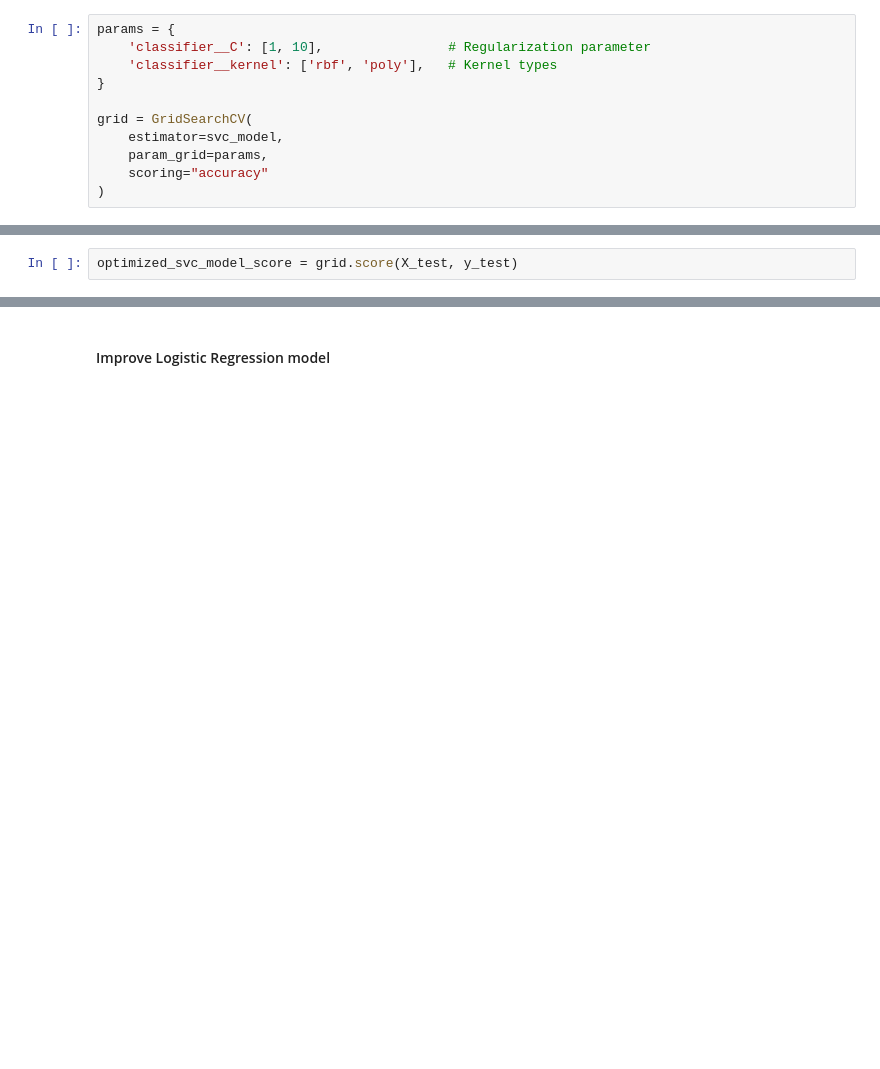
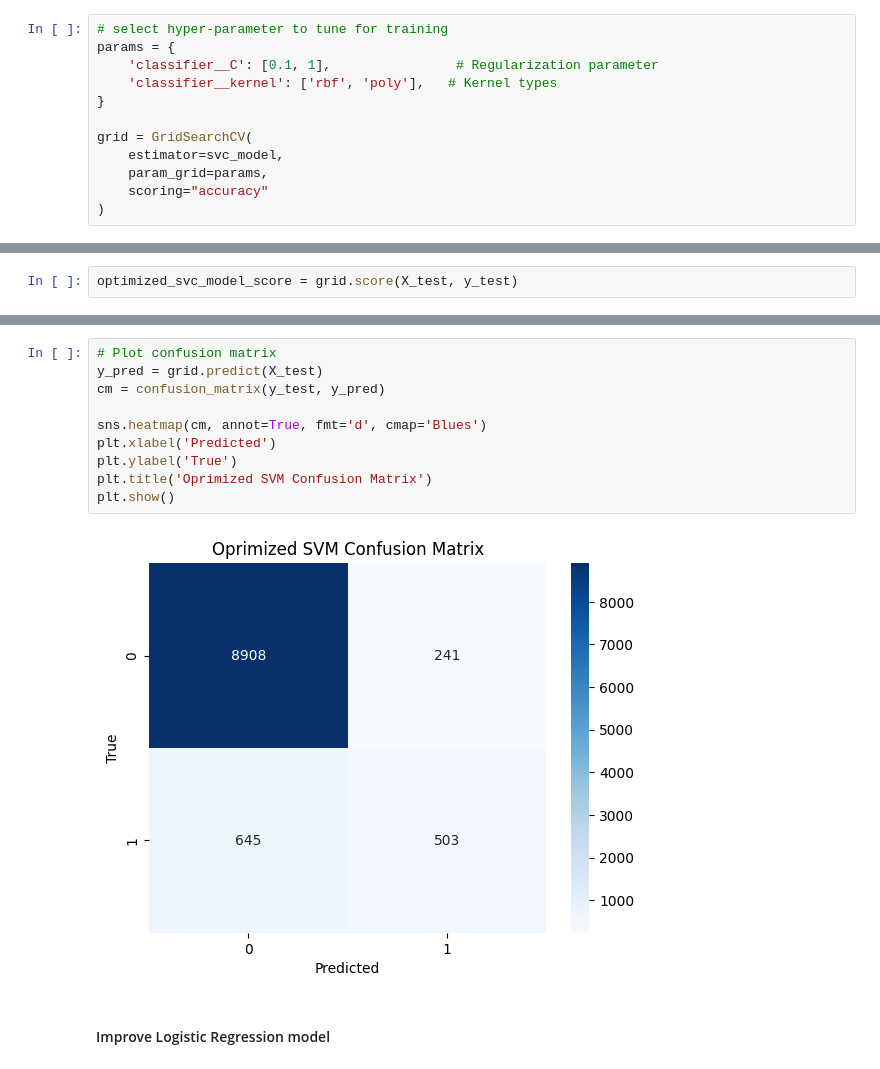
Before and after one commit to mngaonkar/berkeley_ai, a Jupyter notebook: week17/module17_starter/prompt_III.ipynb, the cells around one changed output, grey strips where cells are left out. Cells and saved outputs as stored; diff of their text form; blank space fills up the shorter version.

```diff
--- a/week17/module17_starter/prompt_III.ipynb
+++ b/week17/module17_starter/prompt_III.ipynb
@@ -415,8 +417,9 @@ X_transformed = processor.transform(X)
 # %%
 X_train, X_test, y_train, y_test = train_test_split(X_transformed, y)
 # %%
+# select hyper-parameter to tune for training
 params = {
-    'classifier__C': [1, 10],                # Regularization parameter
+    'classifier__C': [0.1, 1],                # Regularization parameter
     'classifier__kernel': ['rbf', 'poly'],   # Kernel types
 }
 
@@ -447,3 +450,15 @@ Optimized SVC model score = 0.9130814800427309
+# %%
+# Plot confusion matrix
+y_pred = grid.predict(X_test)
+cm = confusion_matrix(y_test, y_pred)
+
+sns.heatmap(cm, annot=True, fmt='d', cmap='Blues')
+plt.xlabel('Predicted')
+plt.ylabel('True')
+plt.title('Oprimized SVM Confusion Matrix')
+plt.show()
+# %% [output]
+[figure, added]
 # %% [markdown]
 #### Improve Logistic Regression model
 # %%
```
Also changed, not shown: parts of 16 cells of this notebook.
